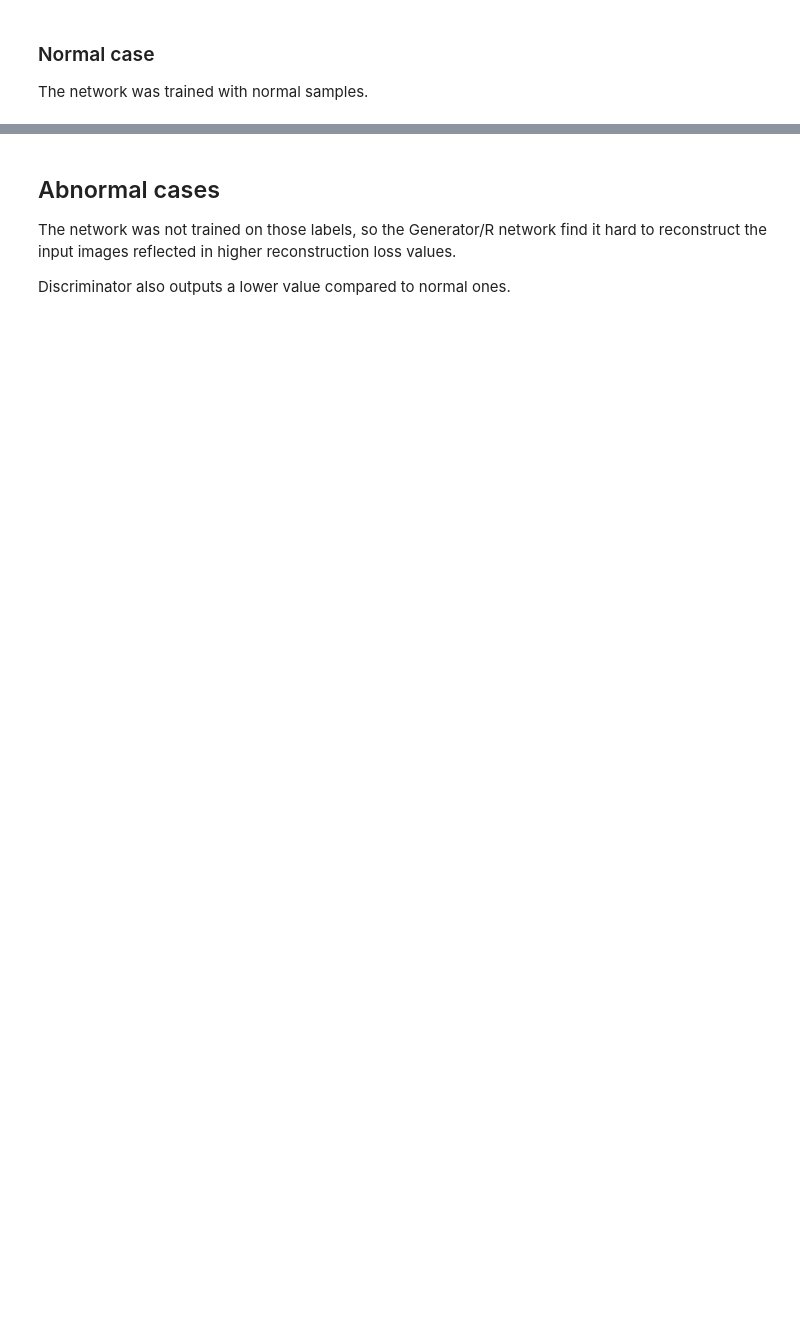
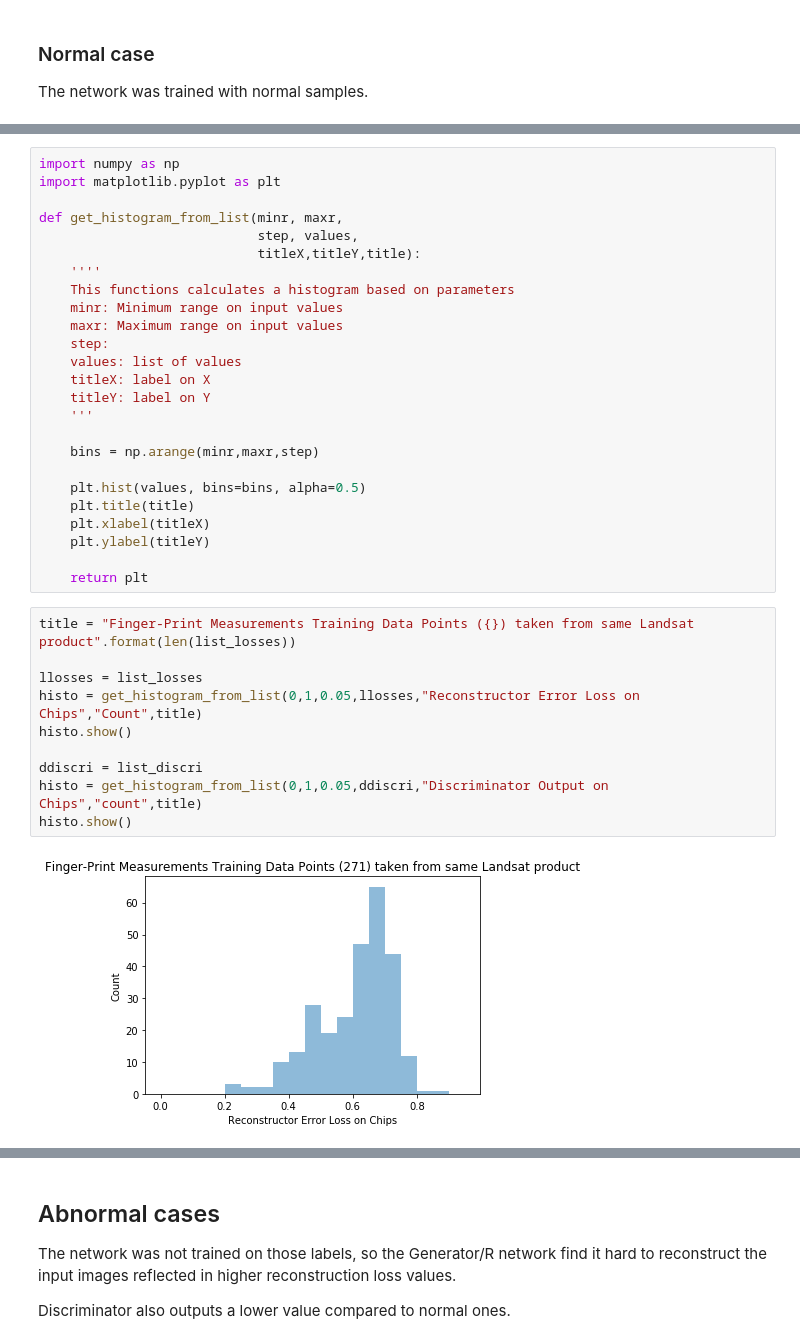
Before and after one commit to rcolomina/ALOCC_Keras, a Jupyter notebook: landsat_test.ipynb, the cells around one changed output, grey strips where cells are left out. Cells and saved outputs as stored; diff of their text form; blank space fills up the shorter version.

```diff
--- a/landsat_test.ipynb
+++ b/landsat_test.ipynb
@@ -124,0 +303,37 @@ Index Image: 150  Reconstruction loss: 0.68772537 Discriminator Output: 0.225178
+# %%
+import numpy as np
+import matplotlib.pyplot as plt
+
+def get_histogram_from_list(minr, maxr,
+                            step, values,
+                            titleX,titleY,title):
+    ''''
+    This functions calculates a histogram based on parameters
+    minr: Minimum range on input values
+    maxr: Maximum range on input values
+    step:
+    values: list of values
+    titleX: label on X
+    titleY: label on Y
+    '''
+
+    bins = np.arange(minr,maxr,step)
+
+    plt.hist(values, bins=bins, alpha=0.5)
+    plt.title(title)
+    plt.xlabel(titleX)
+    plt.ylabel(titleY)
+
+    return plt
+# %%
+title = "Finger-Print Measurements Training Data Points ({}) taken from same Landsat product".format(len(list_losses))
+
+llosses = list_losses
+histo = get_histogram_from_list(0,1,0.05,llosses,"Reconstructor Error Loss on Chips","Count",title)
+histo.show()
+
+ddiscri = list_discri
+histo = get_histogram_from_list(0,1,0.05,ddiscri,"Discriminator Output on Chips","count",title)
+histo.show()
+# %% [output]
+[figure, added]
```
Also changed, not shown: parts of 27 cells of this notebook.
